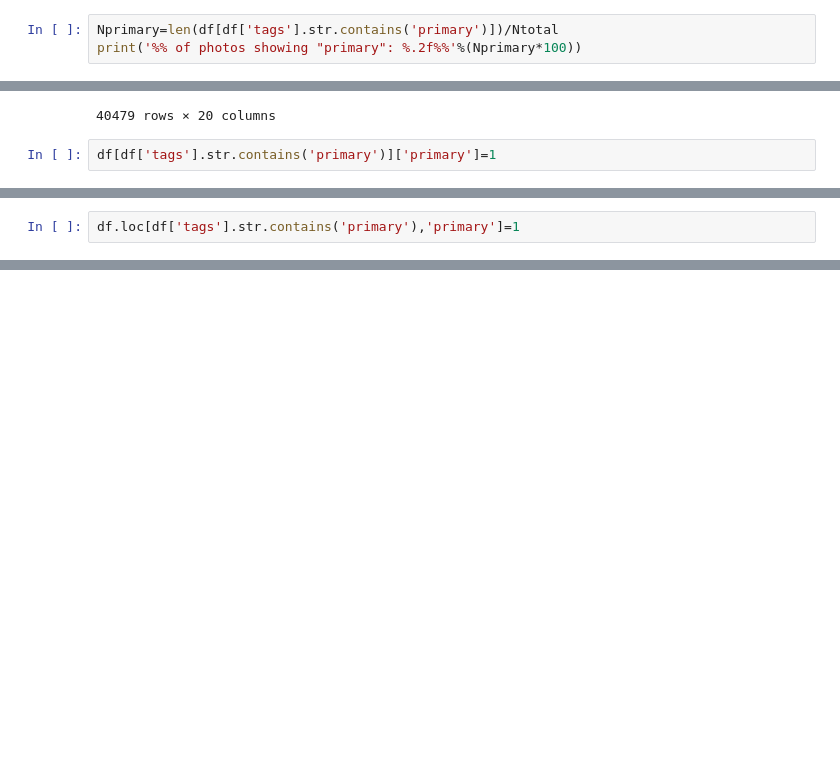
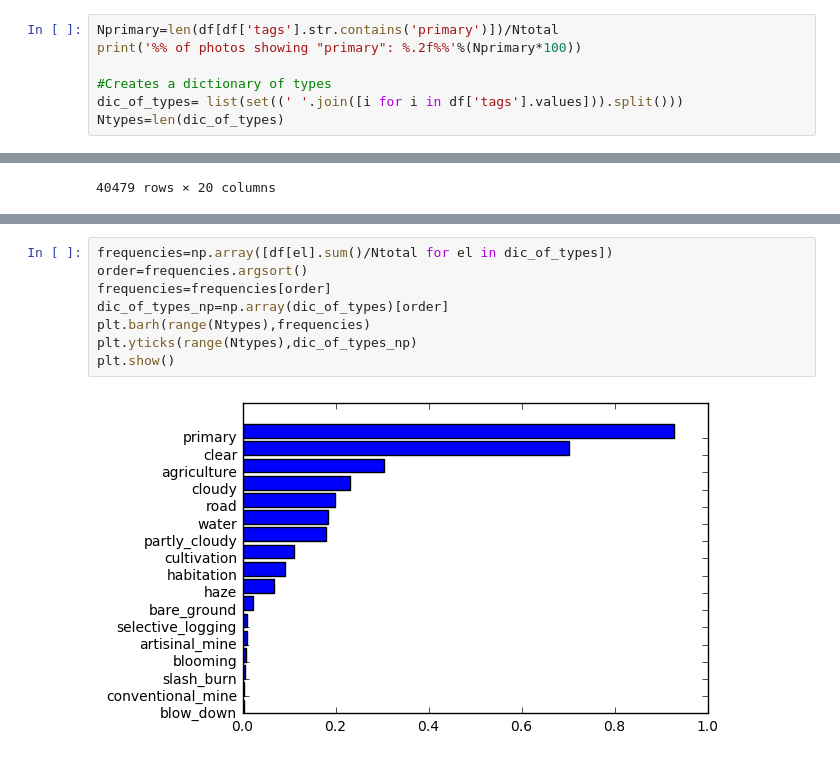
Before and after one commit to aCampello/Explore_the_Planet, a Jupyter notebook: lab/Data_Exploration.ipynb, the cells around one changed output, grey strips where cells are left out. Drawn from its saved outputs; the diff is of its cells as text; blank space fills up the shorter version.

```diff
--- a/lab/Data_Exploration.ipynb
+++ b/lab/Data_Exploration.ipynb
@@ -32,5 +32,9 @@ Ntotal=len(df)
 # %%
 Nprimary=len(df[df['tags'].str.contains('primary')])/Ntotal
 print('%% of photos showing "primary": %.2f%%'%(Nprimary*100))
+
+#Creates a dictionary of types
+dic_of_types= list(set((' '.join([i for i in df['tags'].values])).split()))
+Ntypes=len(dic_of_types)
 # %% [output]
 % of photos showing "primary": 92.67%
@@ -81,5 +83,3 @@ df
 | 40477 | train_40477 | road clear primary agriculture | 4 | 1 | 0 | 0 | 1 | 0 | 0 | ... |
 | 40478 | train_40478 | primary partly_cloudy cultivation... | 4 | 0 | 0 | 0 | 0 | 1 | 0 | ... |
 40479 rows × 20 columns
-# %%
-df[df['tags'].str.contains('primary')]['primary']=1
@@ -92,2 +85,0 @@ See the caveats in the documentation: http://pandas.pydata.org/pandas-docs/stabl
-# %%
-df.loc[df['tags'].str.contains('primary'),'primary']=1
@@ -112,0 +86,10 @@ Name: primary, dtype: int64
+# %%
+frequencies=np.array([df[el].sum()/Ntotal for el in dic_of_types])
+order=frequencies.argsort()
+frequencies=frequencies[order]
+dic_of_types_np=np.array(dic_of_types)[order]
+plt.barh(range(Ntypes),frequencies)
+plt.yticks(range(Ntypes),dic_of_types_np)
+plt.show()
+# %% [output]
+[figure, added]
```
Also changed, not shown: parts of 8 cells of this notebook.
